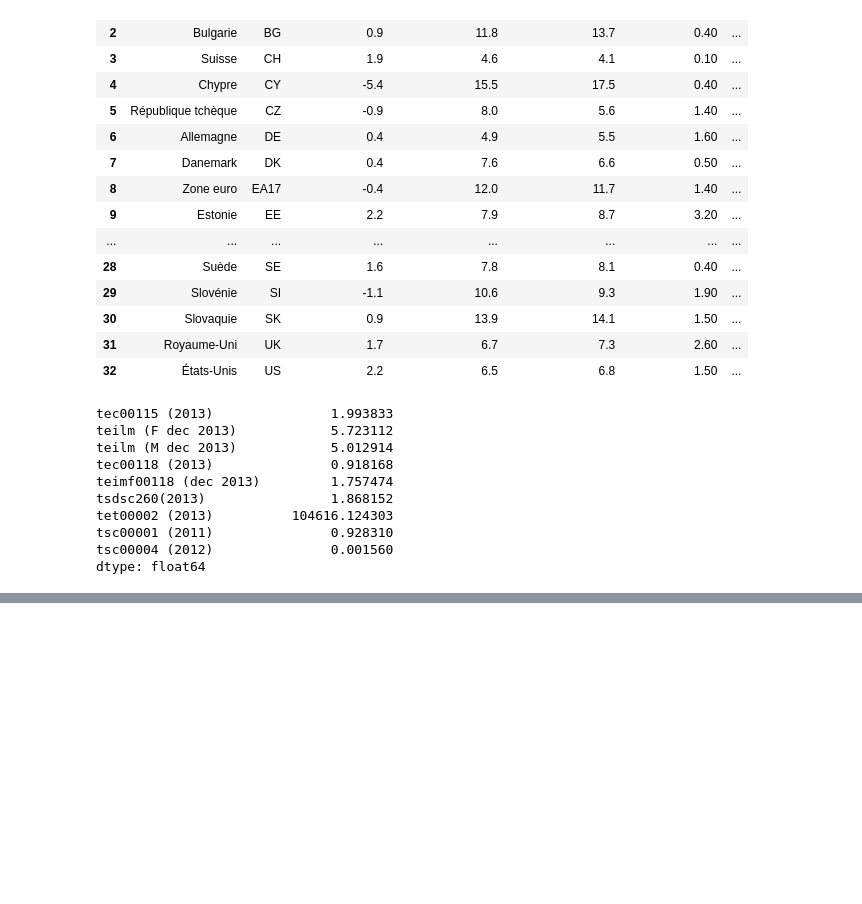
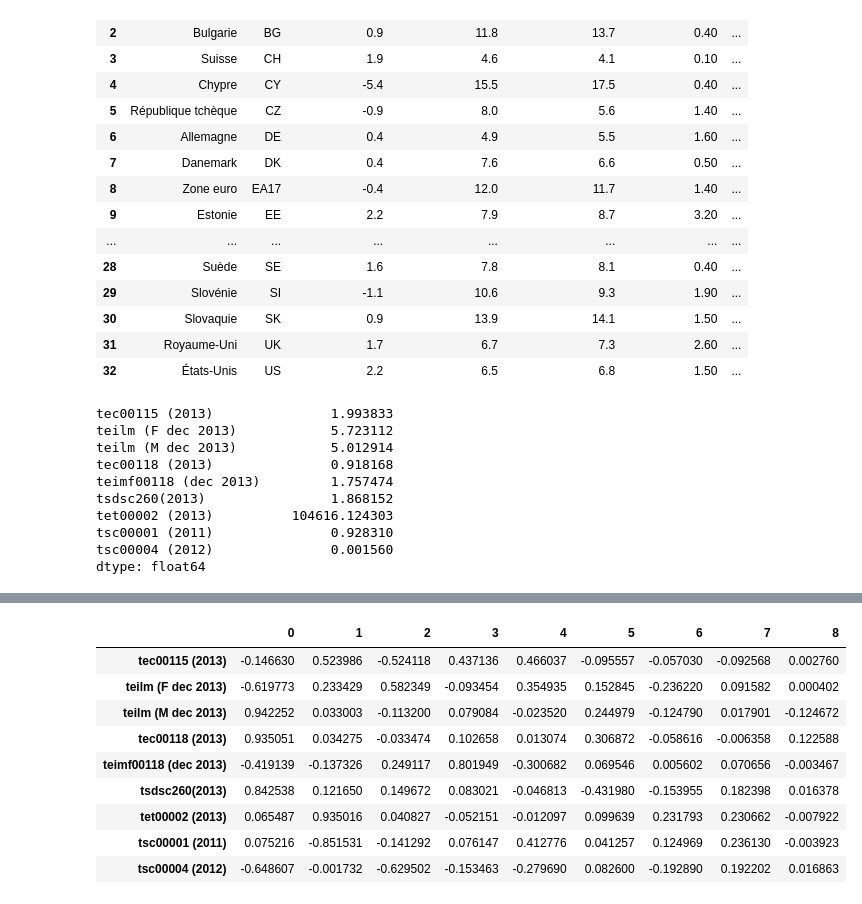
Before and after one commit to amadousysada/BI, a Jupyter notebook: tp2.1.1.ipynb, the cells around one changed output, grey strips where cells are left out. Saved outputs shown, nothing was run; the diff lists cells and outputs as text; code cells hidden in the pictures; blank space fills up the shorter version.

```diff
--- a/tp2.1.1.ipynb
+++ b/tp2.1.1.ipynb
@@ -150,0 +104,5 @@ plt.close()
+# %%
+n = np.size(X_norm, 0)
+p = np.size(X_norm, 1)
+eigval = float(n-1)/n*pca.explained_variance_
+pd.DataFrame(float(n-1)/n*pca.explained_variance_ratio_)
@@ -150,0 +120,17 @@ plt.close()
+# %%
+sqrt_eigval = np.sqrt(eigval)
+corvar = np.zeros((p,p))
+for k in range(p):
+    corvar [:, k] = pca.components_[k,:]*sqrt_eigval[k]
+pd.DataFrame(corvar,index=data.iloc[:,3:12].columns)
+# %% [output]
+|  | 0 | 1 | 2 | 3 | 4 | 5 | 6 | 7 | 8 |
+| tec00115 (2013) | -0.146630 | 0.523986 | -0.524118 | 0.437136 | 0.466037 | -0.095557 | -0.057030 | -0.092568 | 0.002760 |
+| teilm (F dec 2013) | -0.619773 | 0.233429 | 0.582349 | -0.093454 | 0.354935 | 0.152845 | -0.236220 | 0.091582 | 0.000402 |
+| teilm (M dec 2013) | 0.942252 | 0.033003 | -0.113200 | 0.079084 | -0.023520 | 0.244979 | -0.124790 | 0.017901 | -0.124672 |
+| tec00118 (2013) | 0.935051 | 0.034275 | -0.033474 | 0.102658 | 0.013074 | 0.306872 | -0.058616 | -0.006358 | 0.122588 |
+| teimf00118 (dec 2013) | -0.419139 | -0.137326 | 0.249117 | 0.801949 | -0.300682 | 0.069546 | 0.005602 | 0.070656 | -0.003467 |
+| tsdsc260(2013) | 0.842538 | 0.121650 | 0.149672 | 0.083021 | -0.046813 | -0.431980 | -0.153955 | 0.182398 | 0.016378 |
+| tet00002 (2013) | 0.065487 | 0.935016 | 0.040827 | -0.052151 | -0.012097 | 0.099639 | 0.231793 | 0.230662 | -0.007922 |
+| tsc00001 (2011) | 0.075216 | -0.851531 | -0.141292 | 0.076147 | 0.412776 | 0.041257 | 0.124969 | 0.236130 | -0.003923 |
+| tsc00004 (2012) | -0.648607 | -0.001732 | -0.629502 | -0.153463 | -0.279690 | 0.082600 | -0.192890 | 0.192202 | 0.016863 |
```
Also changed, not shown: parts of 9 cells of this notebook, 15 other files.
